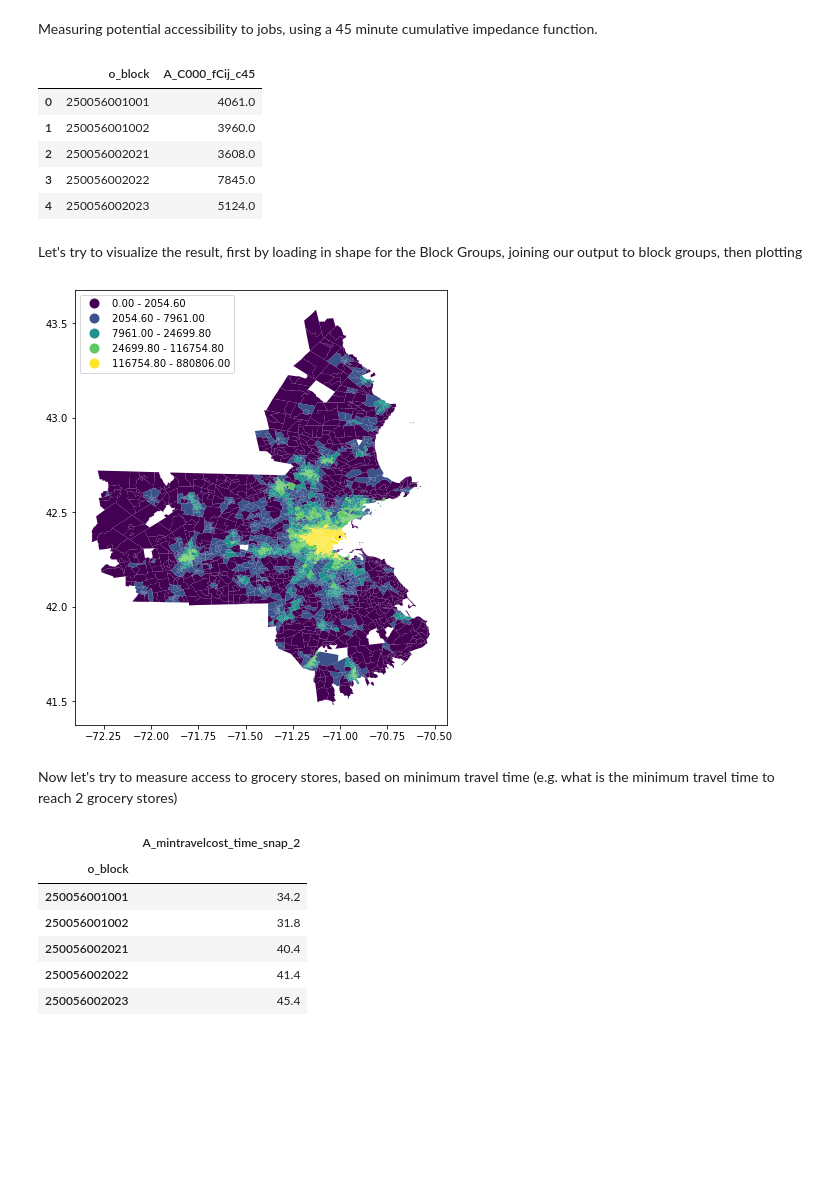
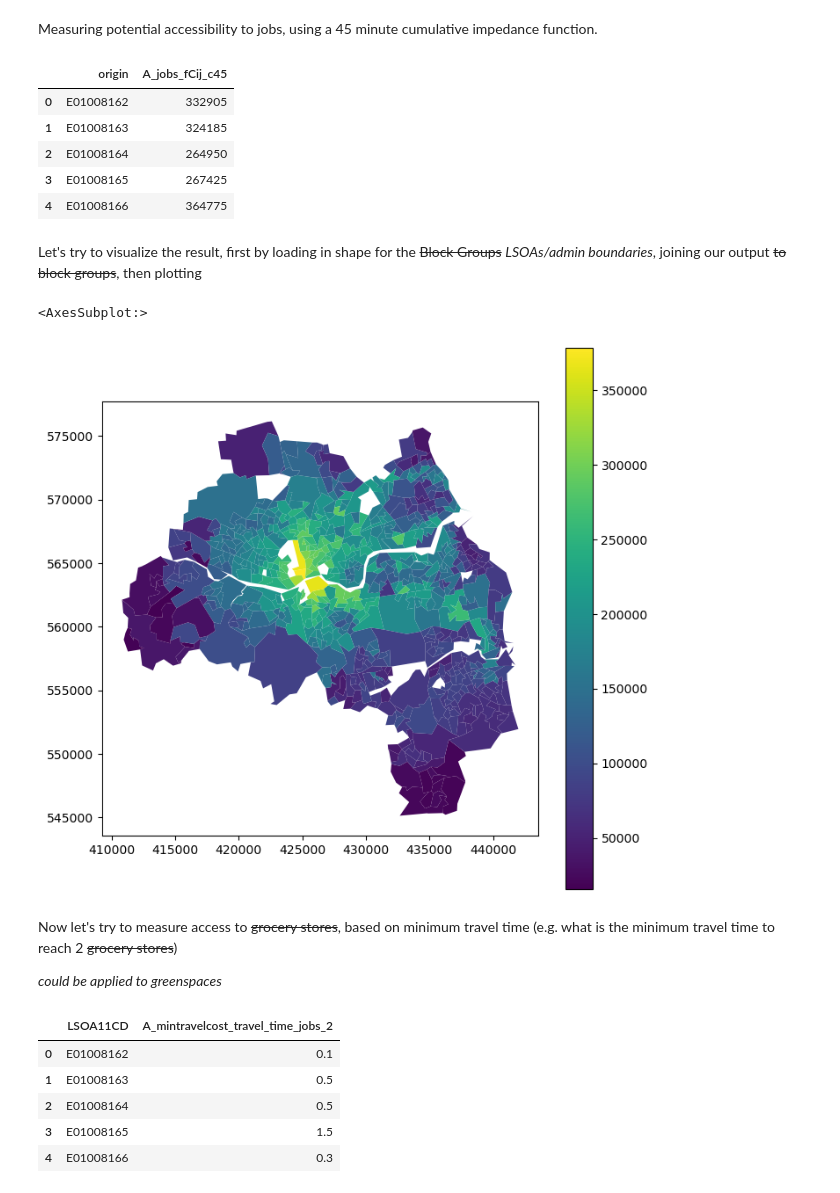
Before and after one commit to Urban-Analytics-Technology-Platform/demoland-project, a Jupyter notebook: python/basic_accessibility_example_TRACC.ipynb, the cells around one changed output. Drawn from its saved outputs; the diff is of its cells as text; code cells hidden in the pictures; blank space fills up the shorter version.

Commit message:
managed to run tracc example on time travel matrix

```diff
--- a/python/basic_accessibility_example_TRACC.ipynb
+++ b/python/basic_accessibility_example_TRACC.ipynb
@@ -45,10 +44,10 @@ dfo.data.head()
 # %% [markdown]
 Now let's load in travel time data. Here we load in transit travel times that were previously computed in OpenTripPlanner (capped at 120 minutes) for June 30, 2020.
 # %%
-dft = tracc.costs(
-    pd.read_csv("test_data/boston/transit_time_matrix_8am_30_06_2020.zip", compression='zip')
-    )
-dft.data.time = dft.data.time / 60 # converting time from seconds to minutes
-dft.data.time = dft.data.time.round(1) # rounding to just one decimal place
+df_timetravel = pd.read_csv("./../data/traveltime_matrix_tynewearTRANSIT.csv")
+df_timetravel.head()
+dft = tracc.costs(df_timetravel)
+dft.data.travel_time = dft.data.travel_time / 60 # converting time from seconds to minutes
+dft.data.travel_time = dft.data.travel_time.round(1) # rounding to just one decimal place
 dft.data.head()
 # %% [output]
@@ -81,7 +80,8 @@ Setting up the accessibility object. This includes joining the destination data
 # %%
 acc = tracc.accessibility(
         travelcosts_df = dft.data,
-        supply_df = dfo.data,
-        travelcosts_ids = ["o_block","d_block"],
-        supply_ids = "block_group_id"
+        supply_df = dfo,
+        travelcosts_ids = ["origin","destination"],
+        supply_ids = "LSOA11CD"
     )
+acc.data.head()
@@ -89,41 +96,51 @@ acc = tracc.accessibility(
 Measuring potential accessibility to jobs, using a 45 minute cumulative impedance function.
 # %%
 dfa = acc.potential(
-        opportunity = "C000",
+        opportunity = "jobs",
         impedence = "fCij_c45"
         )
 dfa.head()
 # %% [output]
-|  | o_block | A_C000_fCij_c45 |
-| 0 | 250056001001 | 4061.0 |
-| 1 | 250056001002 | 3960.0 |
-| 2 | 250056002021 | 3608.0 |
-| 3 | 250056002022 | 7845.0 |
-| 4 | 250056002023 | 5124.0 |
+|  | origin | A_jobs_fCij_c45 |
+| 0 | E01008162 | 332905 |
+| 1 | E01008163 | 324185 |
+| 2 | E01008164 | 264950 |
+| 3 | E01008165 | 267425 |
+| 4 | E01008166 | 364775 |
 # %% [markdown]
-Let's try to visualize the result, first by loading in shape for the Block Groups, joining our output to block groups, then plotting
+Let's try to visualize the result, first by loading in shape for the ~~Block Groups~~ _LSOAs/admin boundaries_, joining our output ~~to block groups~~, then plotting
 # %%
-bg = gpd.read_file("test_data/boston/block_group_poly.geojson")
-bg = bg.merge(dfa, left_on='GEOID', right_on = "o_block", how = "left")
+bg = gpd.read_file("./../data/gis/LSOA_(Dec_2011)_Boundaries_Super_Generalised_Clipped_(BSC)_EW_V3/")
+bg = bg.merge(dfa,
+              left_on='LSOA11CD',
+              right_on = "origin",
+              how = "left")
 # %%
-bg.plot(column='A_C000_fCij_c45', figsize=(8, 8), scheme='quantiles', legend=True, legend_kwds={'loc': 'upper left'});
+bg.plot(column='A_jobs_fCij_c45',
+        figsize=(8, 8),
+        # scheme='quantiles',
+        legend=True)
+# ,
+#         legend_kwds={'loc': 'upper left'});
 # %% [output]
+<AxesSubplot:>
-[figure, old version]
+[figure, new version]
 # %% [markdown]
-Now let's try to measure access to grocery stores, based on minimum travel time
-(e.g. what is the minimum travel time to reach 2 grocery stores)
+Now let's try to measure access to ~~grocery stores~~, based on minimum travel time
+(e.g. what is the minimum travel time to reach 2 ~~grocery stores~~)
+
+_could be applied to greenspaces_
 # %%
 dfm = acc.mintravelcost(
-        travelcost = "time",
-        opportunity = "snap",
+        travelcost = "travel_time",
+        opportunity = "jobs",
         min_n = 2
         )
 dfm.head()
 # %% [output]
-|  | A_mintravelcost_time_snap_2 |
-| o_block |  |
-| 250056001001 | 34.2 |
-| 250056001002 | 31.8 |
-| 250056002021 | 40.4 |
-| 250056002022 | 41.4 |
-| 250056002023 | 45.4 |
+|  | LSOA11CD | A_mintravelcost_travel_time_jobs_2 |
+| 0 | E01008162 | 0.1 |
+| 1 | E01008163 | 0.5 |
+| 2 | E01008164 | 0.5 |
+| 3 | E01008165 | 1.5 |
+| 4 | E01008166 | 0.3 |
```
Also changed, not shown: parts of 10 cells of this notebook, 2 other files.
